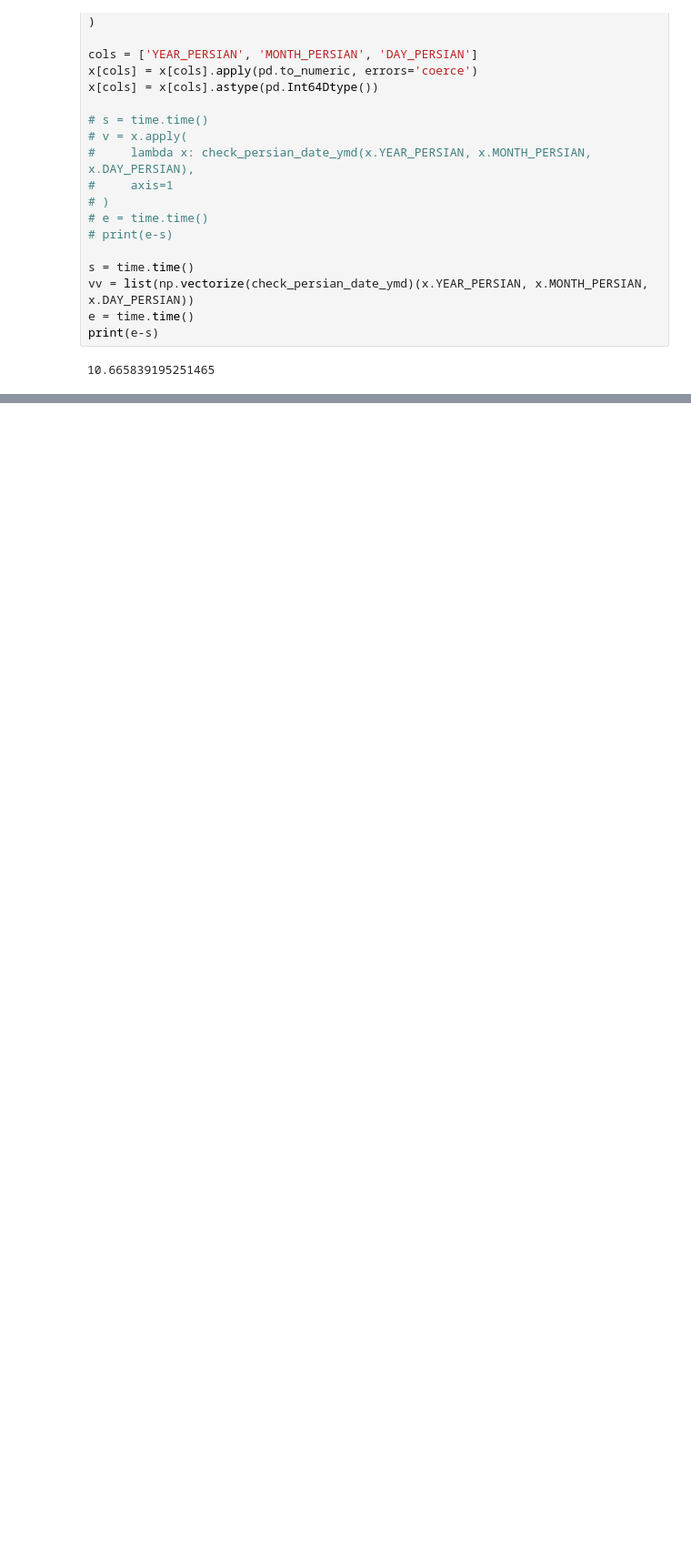
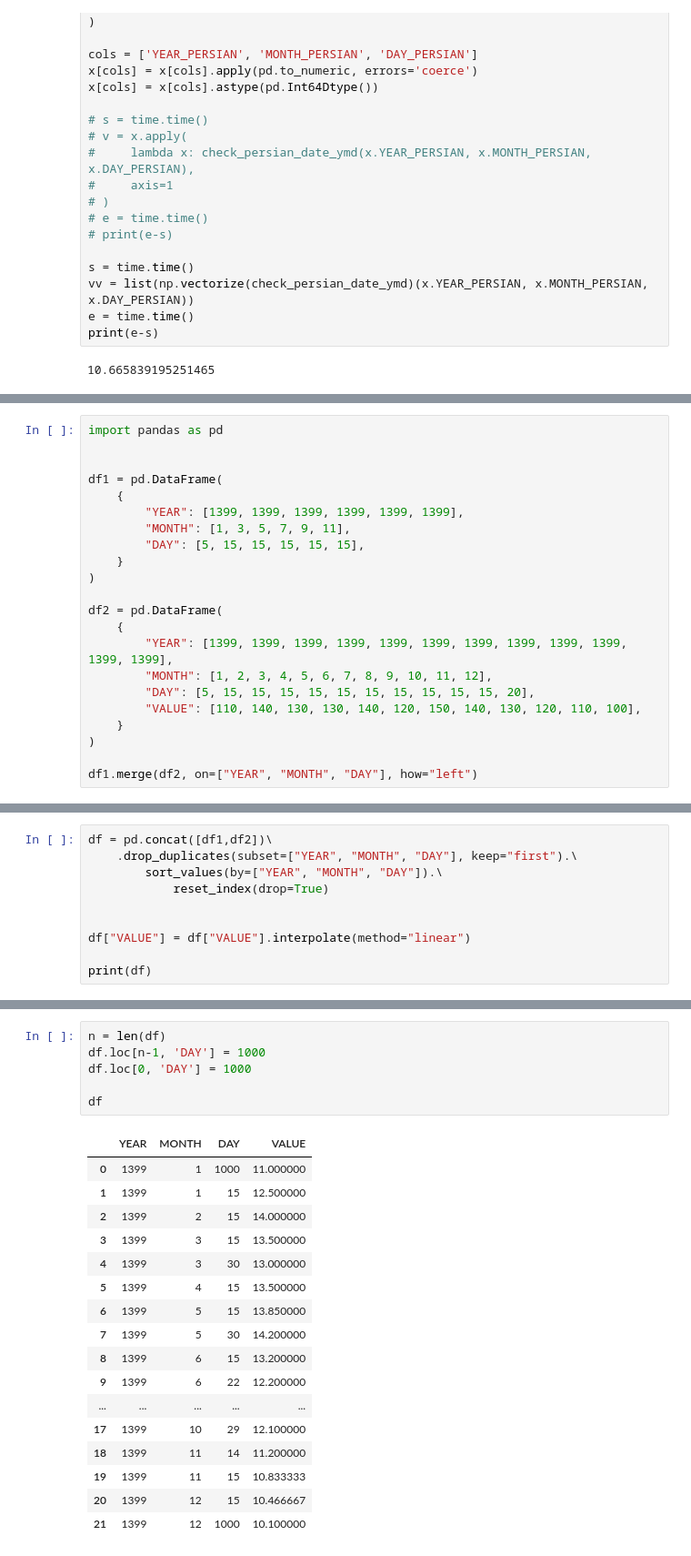
Before and after one commit to shirazipooya/dashboard, a Jupyter notebook: notebook.ipynb, the cells around one changed output, grey strips where cells are left out. Shown at 91% size. Saved outputs shown, nothing was run; the diff lists cells and outputs as text; blank space fills up the shorter version.

```diff
--- a/notebook.ipynb
+++ b/notebook.ipynb
@@ -137,0 +107,22 @@ df
+# %%
+import pandas as pd
+
+
+df1 = pd.DataFrame(
+    {
+        "YEAR": [1399, 1399, 1399, 1399, 1399, 1399],
+        "MONTH": [1, 3, 5, 7, 9, 11],
+        "DAY": [5, 15, 15, 15, 15, 15],
+    }
+)
+
+df2 = pd.DataFrame(
+    {
+        "YEAR": [1399, 1399, 1399, 1399, 1399, 1399, 1399, 1399, 1399, 1399, 1399, 1399],
+        "MONTH": [1, 2, 3, 4, 5, 6, 7, 8, 9, 10, 11, 12],
+        "DAY": [5, 15, 15, 15, 15, 15, 15, 15, 15, 15, 15, 20],
+        "VALUE": [110, 140, 130, 130, 140, 120, 150, 140, 130, 120, 110, 100],
+    }
+)
+
+df1.merge(df2, on=["YEAR", "MONTH", "DAY"], how="left")
@@ -137,0 +137,10 @@ df
+# %%
+df = pd.concat([df1,df2])\
+    .drop_duplicates(subset=["YEAR", "MONTH", "DAY"], keep="first").\
+        sort_values(by=["YEAR", "MONTH", "DAY"]).\
+            reset_index(drop=True)
+
+
+df["VALUE"] = df["VALUE"].interpolate(method="linear")
+
+print(df)
@@ -137,0 +165,24 @@ df
+# %%
+n = len(df)
+df.loc[n-1, 'DAY'] = 1000
+df.loc[0, 'DAY'] = 1000
+
+df
+# %% [output]
+|  | YEAR | MONTH | DAY | VALUE |
+| 0 | 1399 | 1 | 1000 | 11.000000 |
+| 1 | 1399 | 1 | 15 | 12.500000 |
+| 2 | 1399 | 2 | 15 | 14.000000 |
+| 3 | 1399 | 3 | 15 | 13.500000 |
+| 4 | 1399 | 3 | 30 | 13.000000 |
+| 5 | 1399 | 4 | 15 | 13.500000 |
+| 6 | 1399 | 5 | 15 | 13.850000 |
+| 7 | 1399 | 5 | 30 | 14.200000 |
+| 8 | 1399 | 6 | 15 | 13.200000 |
+| 9 | 1399 | 6 | 22 | 12.200000 |
+| ... | ... | ... | ... | ... |
+| 17 | 1399 | 10 | 29 | 12.100000 |
+| 18 | 1399 | 11 | 14 | 11.200000 |
+| 19 | 1399 | 11 | 15 | 10.833333 |
+| 20 | 1399 | 12 | 15 | 10.466667 |
+| 21 | 1399 | 12 | 1000 | 10.100000 |
```
Also changed, not shown: parts of 5 cells of this notebook, 7 other files.
